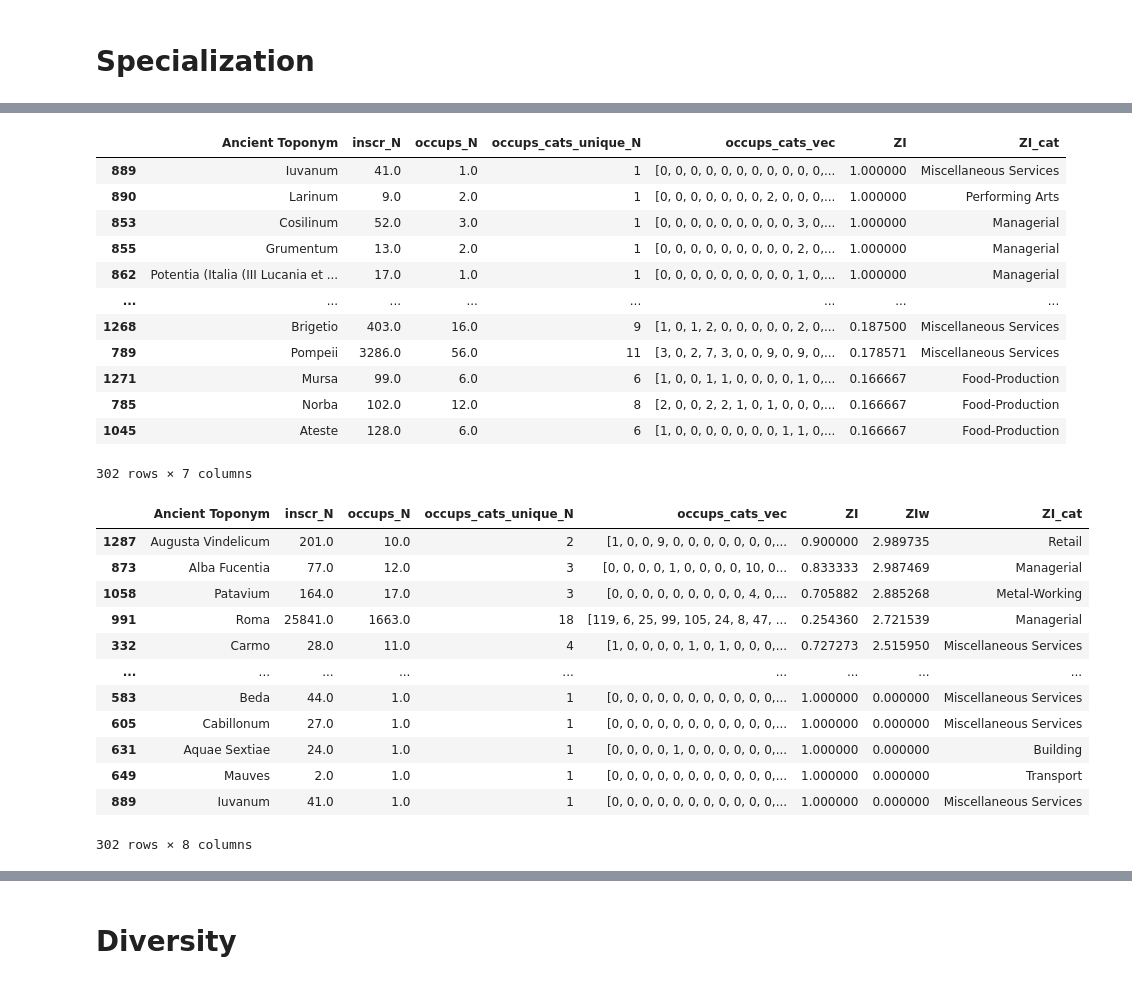
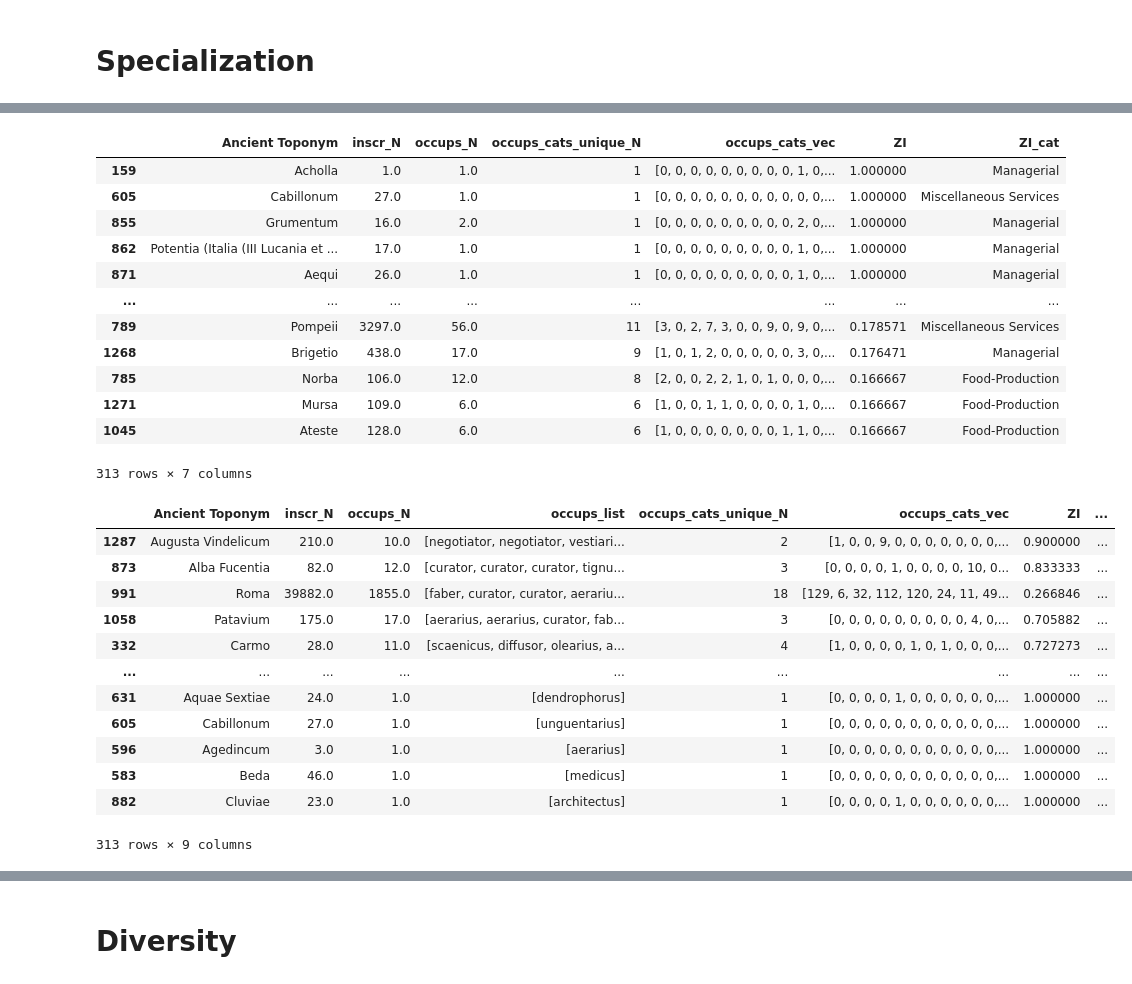
Before and after one commit to sdam-au/social_diversity, a Jupyter notebook: scripts/DIVERSITYvsSPECIALIZATION.ipynb, the cells around one changed output, grey strips where cells are left out. Saved outputs shown, nothing was run; the diff lists cells and outputs as text; code cells hidden in the pictures.

```diff
--- a/scripts/DIVERSITYvsSPECIALIZATION.ipynb
+++ b/scripts/DIVERSITYvsSPECIALIZATION.ipynb
@@ -117,15 +120,16 @@ def get_inscriptions(ID):
     city_data_pre235 = LIRE[(LIRE["city_ID"]==str(ID)) & (before235)]
     if len(city_data) > 0:
         # all inscriptions
-        city_dict["inscr_N_all"] = len(city_data)
-        city_dict["occups_list_all"] = [el for sublist in city_data["occups"] for el in sublist]
-        city_dict["occups_N_all"] = city_data["occups_N"].sum()
-
-        # inscriptions pre 235
-        city_dict["inscr_N"] = len(city_data_pre235)
-        city_dict["occups_list"] = [el for sublist in city_data_pre235["occups"] for el in sublist]
-        city_dict["occups_N"] = city_data_pre235["occups_N"].sum()
-        city_dict["inscr_N_ratio"] = len(city_data_pre235) / len(city_data)
+        city_dict["inscr_N"] = len(city_data)
+        city_dict["occups_list"] = [el for sublist in city_data["occups"] for el in sublist]
+        city_dict["occups_N"] = city_data["occups_N"].sum()
+        city_dict["occups_unique_N"] = len(set(city_dict["occups_list"]))
+        city_dict["organizations_N"] = city_data["organizations_N"].sum()
+        city_dict["organizations_list"] = [el for sublist in city_data["organizations"] for el in sublist]
+    # inscriptions pre 235
+        city_dict["inscr_N_pre235"] = len(city_data_pre235)
+        city_dict["occups_N_pre235"] = city_data_pre235["occups_N"].sum()
+        city_dict["ratio_pre235"] = len(city_data_pre235) / len(city_data)
     return city_dict
 
 cities_dict_data = roman_cities["ID"].apply(get_inscriptions)
@@ -402,0 +410,2 @@ Name: ZI, Length: 302, dtype: float64
+# %%
+roman_cities_wo["largest_cat"] = roman_cities_wo["occups_cats_vec"].apply(max)
@@ -406,35 +431,35 @@ roman_cities_wo["ZI_cat"] = roman_cities_wo["shares_vec"].apply(lambda x: occups
 roman_cities_wo.sort_values("ZI", ascending=False)[["Ancient Toponym", "inscr_N", "occups_N", "occups_cats_unique_N","occups_cats_vec", "ZI", "ZI_cat"]]
 # %% [output]
 |  | Ancient Toponym | inscr_N | occups_N | occups_cats_unique_N | occups_cats_vec | ZI | ZI_cat |
-| 889 | Iuvanum | 41.0 | 1.0 | 1 | [0, 0, 0, 0, 0, 0, 0, 0, 0, 0, 0,... | 1.000000 | Miscellaneous Services |
-| 890 | Larinum | 9.0 | 2.0 | 1 | [0, 0, 0, 0, 0, 0, 0, 2, 0, 0, 0,... | 1.000000 | Performing Arts |
-| 853 | Cosilinum | 52.0 | 3.0 | 1 | [0, 0, 0, 0, 0, 0, 0, 0, 0, 3, 0,... | 1.000000 | Managerial |
-| 855 | Grumentum | 13.0 | 2.0 | 1 | [0, 0, 0, 0, 0, 0, 0, 0, 0, 2, 0,... | 1.000000 | Managerial |
+| 159 | Acholla | 1.0 | 1.0 | 1 | [0, 0, 0, 0, 0, 0, 0, 0, 0, 1, 0,... | 1.000000 | Managerial |
+| 605 | Cabillonum | 27.0 | 1.0 | 1 | [0, 0, 0, 0, 0, 0, 0, 0, 0, 0, 0,... | 1.000000 | Miscellaneous Services |
+| 855 | Grumentum | 16.0 | 2.0 | 1 | [0, 0, 0, 0, 0, 0, 0, 0, 0, 2, 0,... | 1.000000 | Managerial |
 | 862 | Potentia (Italia (III Lucania et ... | 17.0 | 1.0 | 1 | [0, 0, 0, 0, 0, 0, 0, 0, 0, 1, 0,... | 1.000000 | Managerial |
+| 871 | Aequi | 26.0 | 1.0 | 1 | [0, 0, 0, 0, 0, 0, 0, 0, 0, 1, 0,... | 1.000000 | Managerial |
 | ... | ... | ... | ... | ... | ... | ... | ... |
-| 1268 | Brigetio | 403.0 | 16.0 | 9 | [1, 0, 1, 2, 0, 0, 0, 0, 0, 2, 0,... | 0.187500 | Miscellaneous Services |
-| 789 | Pompeii | 3286.0 | 56.0 | 11 | [3, 0, 2, 7, 3, 0, 0, 9, 0, 9, 0,... | 0.178571 | Miscellaneous Services |
-| 1271 | Mursa | 99.0 | 6.0 | 6 | [1, 0, 0, 1, 1, 0, 0, 0, 0, 1, 0,... | 0.166667 | Food-Production |
-| 785 | Norba | 102.0 | 12.0 | 8 | [2, 0, 0, 2, 2, 1, 0, 1, 0, 0, 0,... | 0.166667 | Food-Production |
+| 789 | Pompeii | 3297.0 | 56.0 | 11 | [3, 0, 2, 7, 3, 0, 0, 9, 0, 9, 0,... | 0.178571 | Miscellaneous Services |
+| 1268 | Brigetio | 438.0 | 17.0 | 9 | [1, 0, 1, 2, 0, 0, 0, 0, 0, 3, 0,... | 0.176471 | Managerial |
+| 785 | Norba | 106.0 | 12.0 | 8 | [2, 0, 0, 2, 2, 1, 0, 1, 0, 0, 0,... | 0.166667 | Food-Production |
+| 1271 | Mursa | 109.0 | 6.0 | 6 | [1, 0, 0, 1, 1, 0, 0, 0, 0, 1, 0,... | 0.166667 | Food-Production |
 | 1045 | Ateste | 128.0 | 6.0 | 6 | [1, 0, 0, 0, 0, 0, 0, 0, 1, 1, 0,... | 0.166667 | Food-Production |
-302 rows × 7 columns
+313 rows × 7 columns
 # %%
 roman_cities_wo["ZIw"] = roman_cities_wo.apply(lambda row: row["ZI"] * row["occups_N_log"], axis=1)
-roman_cities_wo.sort_values("ZIw", ascending=False)[["Ancient Toponym", "inscr_N", "occups_N", "occups_cats_unique_N", "occups_cats_vec", "ZI", "ZIw", "ZI_cat"]]
+roman_cities_wo.sort_values("ZIw", ascending=False)[["Ancient Toponym", "inscr_N", "occups_N", "occups_list","occups_cats_unique_N", "occups_cats_vec", "ZI", "ZIw", "ZI_cat"]]
 # %% [output]
-|  | Ancient Toponym | inscr_N | occups_N | occups_cats_unique_N | occups_cats_vec | ZI | ZIw | ZI_cat |
-| 1287 | Augusta Vindelicum | 201.0 | 10.0 | 2 | [1, 0, 0, 9, 0, 0, 0, 0, 0, 0, 0,... | 0.900000 | 2.989735 | Retail |
-| 873 | Alba Fucentia | 77.0 | 12.0 | 3 | [0, 0, 0, 0, 1, 0, 0, 0, 0, 10, 0... | 0.833333 | 2.987469 | Managerial |
-| 1058 | Patavium | 164.0 | 17.0 | 3 | [0, 0, 0, 0, 0, 0, 0, 0, 0, 4, 0,... | 0.705882 | 2.885268 | Metal-Working |
-| 991 | Roma | 25841.0 | 1663.0 | 18 | [119, 6, 25, 99, 105, 24, 8, 47, ... | 0.254360 | 2.721539 | Managerial |
-| 332 | Carmo | 28.0 | 11.0 | 4 | [1, 0, 0, 0, 0, 1, 0, 1, 0, 0, 0,... | 0.727273 | 2.515950 | Miscellaneous Services |
+|  | Ancient Toponym | inscr_N | occups_N | occups_list | occups_cats_unique_N | occups_cats_vec | ZI | ... |
+| 1287 | Augusta Vindelicum | 210.0 | 10.0 | [negotiator, negotiator, vestiari... | 2 | [1, 0, 0, 9, 0, 0, 0, 0, 0, 0, 0,... | 0.900000 | ... |
+| 873 | Alba Fucentia | 82.0 | 12.0 | [curator, curator, curator, tignu... | 3 | [0, 0, 0, 0, 1, 0, 0, 0, 0, 10, 0... | 0.833333 | ... |
+| 991 | Roma | 39882.0 | 1855.0 | [faber, curator, curator, aerariu... | 18 | [129, 6, 32, 112, 120, 24, 11, 49... | 0.266846 | ... |
+| 1058 | Patavium | 175.0 | 17.0 | [aerarius, aerarius, curator, fab... | 3 | [0, 0, 0, 0, 0, 0, 0, 0, 0, 4, 0,... | 0.705882 | ... |
+| 332 | Carmo | 28.0 | 11.0 | [scaenicus, diffusor, olearius, a... | 4 | [1, 0, 0, 0, 0, 1, 0, 1, 0, 0, 0,... | 0.727273 | ... |
 | ... | ... | ... | ... | ... | ... | ... | ... | ... |
-| 583 | Beda | 44.0 | 1.0 | 1 | [0, 0, 0, 0, 0, 0, 0, 0, 0, 0, 0,... | 1.000000 | 0.000000 | Miscellaneous Services |
-| 605 | Cabillonum | 27.0 | 1.0 | 1 | [0, 0, 0, 0, 0, 0, 0, 0, 0, 0, 0,... | 1.000000 | 0.000000 | Miscellaneous Services |
-| 631 | Aquae Sextiae | 24.0 | 1.0 | 1 | [0, 0, 0, 0, 1, 0, 0, 0, 0, 0, 0,... | 1.000000 | 0.000000 | Building |
-| 649 | Mauves | 2.0 | 1.0 | 1 | [0, 0, 0, 0, 0, 0, 0, 0, 0, 0, 0,... | 1.000000 | 0.000000 | Transport |
-| 889 | Iuvanum | 41.0 | 1.0 | 1 | [0, 0, 0, 0, 0, 0, 0, 0, 0, 0, 0,... | 1.000000 | 0.000000 | Miscellaneous Services |
+| 631 | Aquae Sextiae | 24.0 | 1.0 | [dendrophorus] | 1 | [0, 0, 0, 0, 1, 0, 0, 0, 0, 0, 0,... | 1.000000 | ... |
+| 605 | Cabillonum | 27.0 | 1.0 | [unguentarius] | 1 | [0, 0, 0, 0, 0, 0, 0, 0, 0, 0, 0,... | 1.000000 | ... |
+| 596 | Agedincum | 3.0 | 1.0 | [aerarius] | 1 | [0, 0, 0, 0, 0, 0, 0, 0, 0, 0, 0,... | 1.000000 | ... |
+| 583 | Beda | 46.0 | 1.0 | [medicus] | 1 | [0, 0, 0, 0, 0, 0, 0, 0, 0, 0, 0,... | 1.000000 | ... |
+| 882 | Cluviae | 23.0 | 1.0 | [architectus] | 1 | [0, 0, 0, 0, 1, 0, 0, 0, 0, 0, 0,... | 1.000000 | ... |
-302 rows × 8 columns
+313 rows × 9 columns
 # %%
 # Total shares
 all_occups_N = roman_cities_wo["occups_N"].sum()
```
Also changed, not shown: parts of 47 cells of this notebook, 4 other files.
